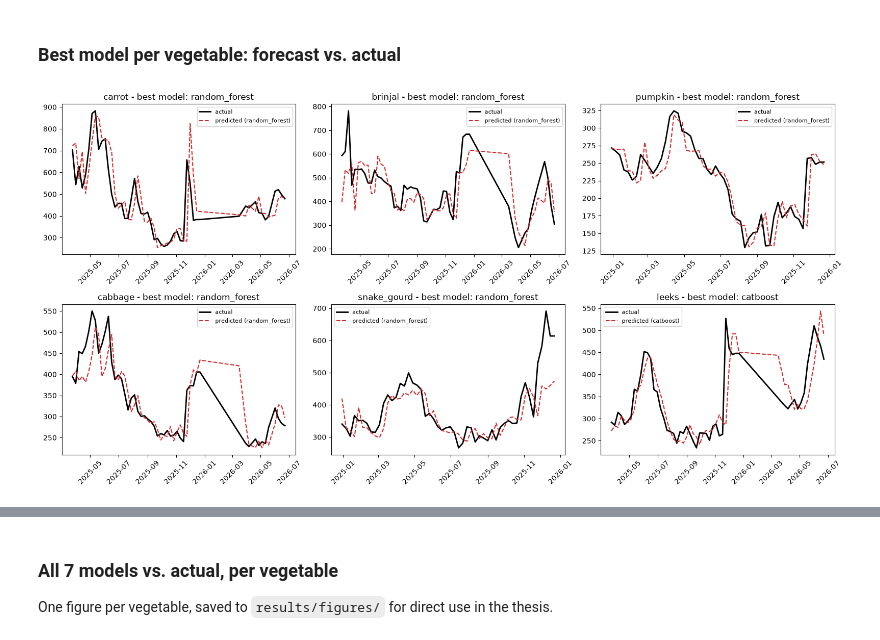
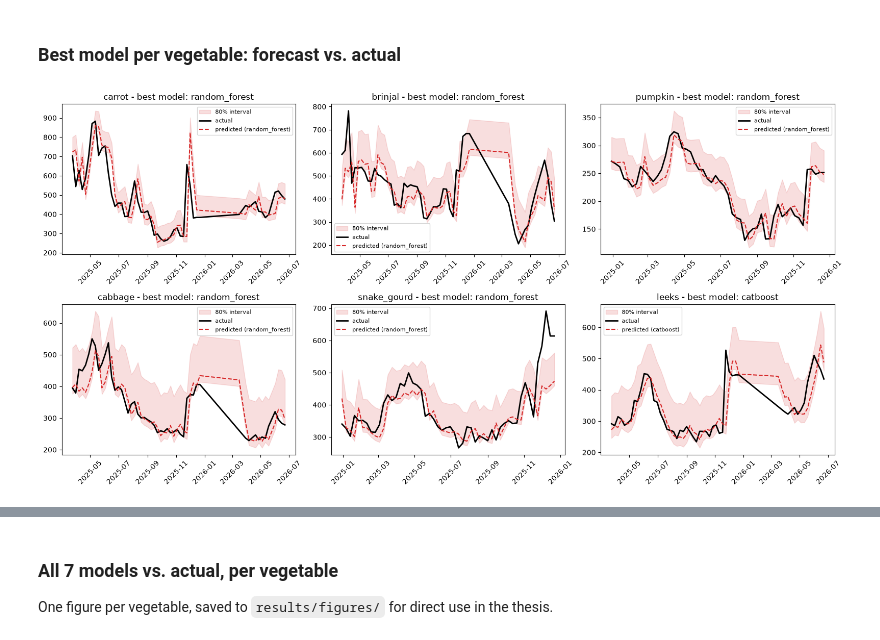
Before and after one commit to ZeroWillHero/vege-predict, a Jupyter notebook: notebooks/03_model_results.ipynb, the cells around one changed output, grey strips where cells are left out. Saved outputs shown, nothing was run; the diff lists cells and outputs as text; code cells hidden in the pictures.

```diff
--- a/notebooks/03_model_results.ipynb
+++ b/notebooks/03_model_results.ipynb
@@ -147,18 +147,19 @@ predictions.head()
 # %%
 vegetables = results['vegetable'].unique()
 best_model = comparison.idxmin(axis=1)
 
 fig, axes = plt.subplots(2, 3, figsize=(16, 8), sharex=False)
 for ax, veg in zip(axes.flat, vegetables):
     model = best_model[veg]
     d = predictions[(predictions['vegetable'] == veg) & (predictions['model'] == model)].sort_values('date')
+    ax.fill_between(d['date'], d['predicted_lower'], d['predicted_upper'], color='tab:red', alpha=0.15, label='80% interval')
     ax.plot(d['date'], d['actual'], label='actual', color='black', linewidth=2)
     ax.plot(d['date'], d['predicted'], label=f'predicted ({model})', color='tab:red', linestyle='--')
     ax.set_title(f'{veg} - best model: {model}')
     ax.tick_params(axis='x', rotation=45)
     ax.legend(fontsize=8)
 plt.tight_layout()
 fig.savefig('../results/figures/forecast_vs_actual_best_model.png', dpi=150, bbox_inches='tight')
 plt.show()
 # %% [output]
-[figure, old version]
+[figure, new version]
```
Also changed, not shown: parts of 7 cells of this notebook, 20 other files.
